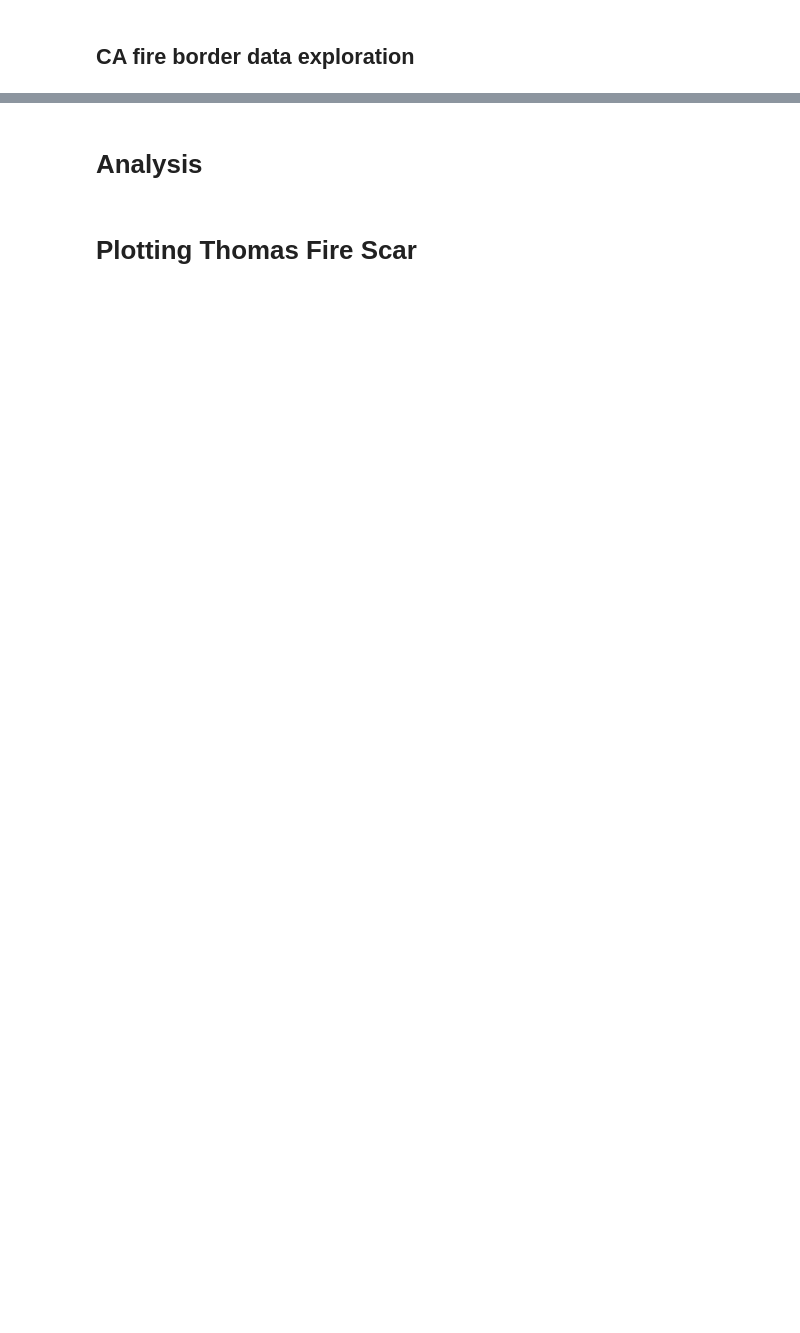
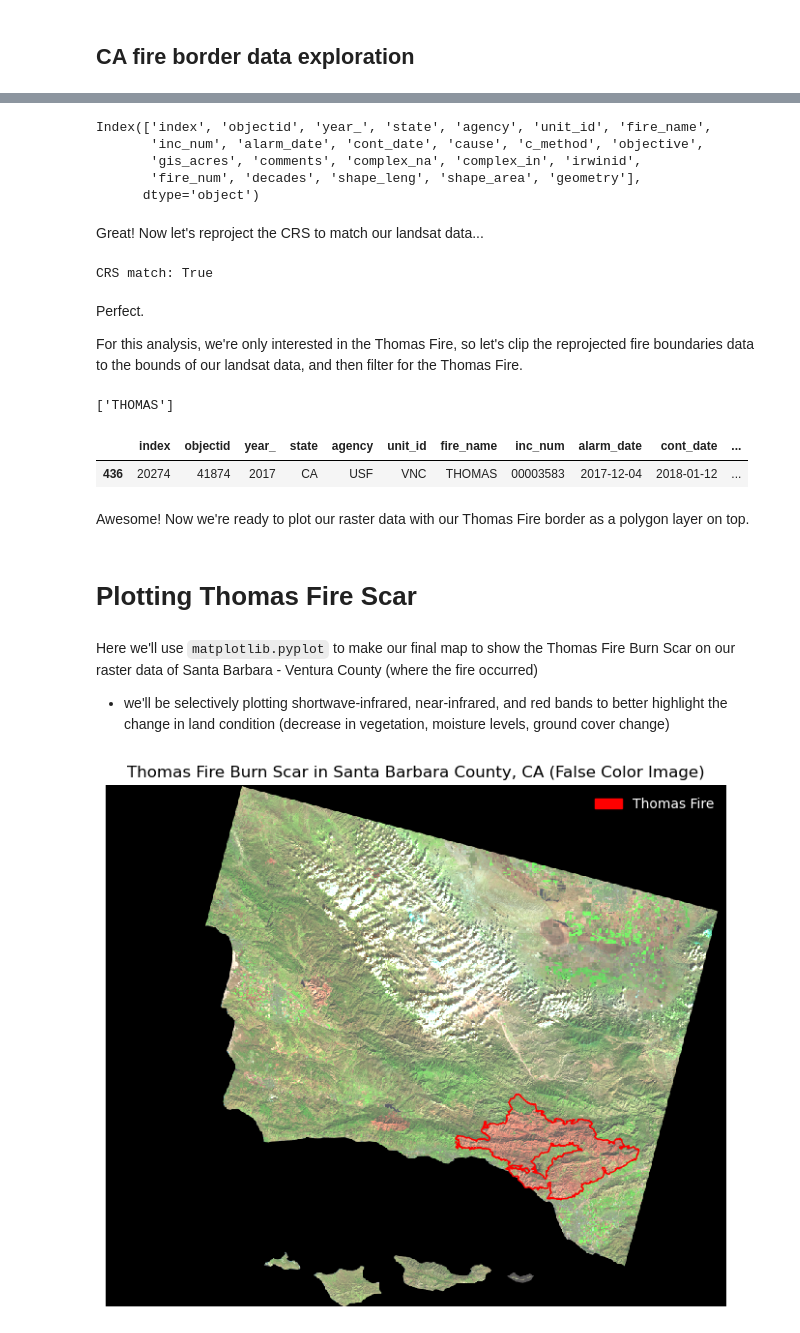
Before and after one commit to annaramji/thomas-fire, a Jupyter notebook: thomas-fire-analysis.ipynb, the cells around one changed output, grey strips where cells are left out. Cells and saved outputs as stored; diff of their text form; code cells hidden in the pictures; blank space fills up the shorter version.

```diff
--- a/thomas-fire-analysis.ipynb
+++ b/thomas-fire-analysis.ipynb
@@ -306,19 +416,44 @@ ca_fires
+# %%
+# updating column names: making column names in the California Fire Borders lowercase
+ca_fires.columns = ca_fires.columns.str.lower()
+
+# checking to make sure we updated the names properly
+ca_fires.columns
+# %% [output]
+Index(['index', 'objectid', 'year_', 'state', 'agency', 'unit_id', 'fire_name',
+       'inc_num', 'alarm_date', 'cont_date', 'cause', 'c_method', 'objective',
+       'gis_acres', 'comments', 'complex_na', 'complex_in', 'irwinid',
+       'fire_num', 'decades', 'shape_leng', 'shape_area', 'geometry'],
+      dtype='object')
+# %% [markdown]
+Great! Now let's reproject the CRS to match our landsat data...
+# %%
+# reprojecting: ca_fire crs to landsat crs (epsg:32611)
+ca_fire_satcrs = ca_fires.to_crs(landsat.rio.crs)
+
+# checking to see if the CRS match:
+print( "CRS match:", ca_fire_satcrs.crs == landsat.rio.crs)
+# %% [output]
+CRS match: True
+# %% [markdown]
+Perfect.
+
+For this analysis, we're only interested in the Thomas Fire, so let's clip the reprojected fire boundaries data to the bounds of our landsat data, and then filter for the Thomas Fire.
 # %%
-# updating column names: making column names in the California Fire Borders lowercase
-ca_fires.columns = ca_fires.columns.str.lower()
-
-# removing extra/unwanted info: using squeeze() and .drop('band') to remove extra layers from our landsat dataset
-landsat = landsat.squeeze().drop('band')
-
-# reprojecting: ca_fire crs to landsat crs (epsg:32611)
-ca_fire_satcrs = ca_fires.to_crs(landsat.rio.crs)
-
-
-# clipping: clip CA fires to the landsat bounds (optional, helped with processing time)
+# clipping: clip CA fires to the landsat bounds (can help with processing time)
 ca_fires = gpd.clip(ca_fire_satcrs, landsat.rio.bounds())
 
 
 # filtering: selecting Thomas Fire data by filtering fires data for fire_name == THOMAS
 thomas_fire_border = ca_fires.loc[ca_fires.fire_name == "THOMAS"]
+
+# check to see if our fitlering was successful
+print(thomas_fire_border.fire_name.unique())
+
+thomas_fire_border.head()
+# %% [output]
+['THOMAS']
+|  | index | objectid | year_ | state | agency | unit_id | fire_name | inc_num | alarm_date | cont_date | ... |
+| 436 | 20274 | 41874 | 2017 | CA | USF | VNC | THOMAS | 00003583 | 2017-12-04 | 2018-01-12 | ... |
 # %% [markdown]
-# Analysis
+Awesome! Now we're ready to plot our raster data with our Thomas Fire border as a polygon layer on top.
@@ -329,36 +460,48 @@ thomas_fire_border = ca_fires.loc[ca_fires.fire_name == "THOMAS"]
 # %% [markdown]
 # Plotting Thomas Fire Scar
+# %% [markdown]
+Here we'll use `matplotlib.pyplot` to make our final map to show the Thomas Fire Burn Scar on our raster data of Santa Barbara - Ventura County (where the fire occurred)
+
+
+- we'll be selectively plotting shortwave-infrared, near-infrared, and red bands to better highlight the change in land condition (decrease in vegetation, moisture levels, ground cover change)
 # %%
 
 # initializing plot using matplotlib
 fig, ax = plt.subplots(figsize=(9, 7)) # setting figure size for output
 
 # plotting false color image (without creating any new variables)
 landsat[['swir22', # short-wave
          'nir08', # near-infrared
          # and red variables
          'red']].to_array().plot.imshow(robust=True,
                     # using robust=True argument to deal with cloud RGB values squishing our plot
                                                            ax=ax)
 
 
 # plotting Thomas fire perimeter using the selection of our ca fires subselection
 # filtered for fire_name == THOMAS
-thomas_fire_border.plot(color="none", # empty fill color
+thomas_fire_border.plot(color="none", # empty fill color so we can clearly see the raster data
                    edgecolor="red", # outline color of red for the Thomas Fire
                    # because we're showing perimeter data
                    ax=ax, # sharing same axes
                    )
 
 # updating labels & legend using mpatches.Patch
 thomas_fire_border_patch = mpatches.Patch(color='red', # change color to red
                           label='Thomas Fire') # update label
 
 ax.legend(handles = [thomas_fire_border_patch],
           frameon=False, # removing legend frame
           loc = "upper right", # setting location to upper right-hand side of the plot
           labelcolor = "white") # changing text color so you can see it on the black background
 
+# removing axes
+ax.axis('off')
+
+# updating the title
+plt.title("Thomas Fire Burn Scar in Santa Barbara County, CA (False Color Image)")
 
 # displaying plot
 plt.show()
+# %% [output]
+[figure, added]
```
Also changed, not shown: parts of 11 cells of this notebook.
